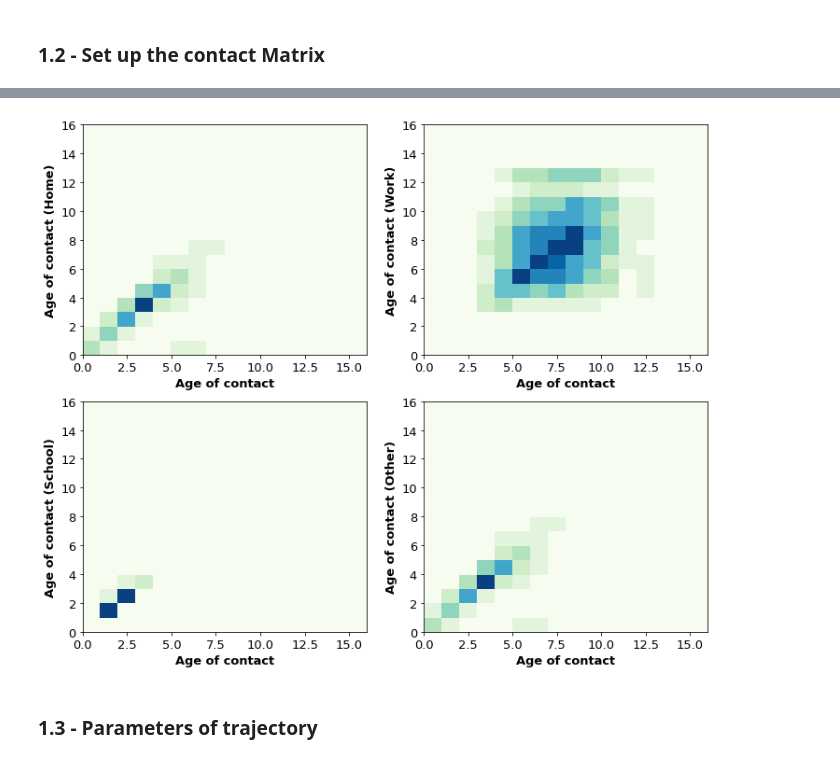
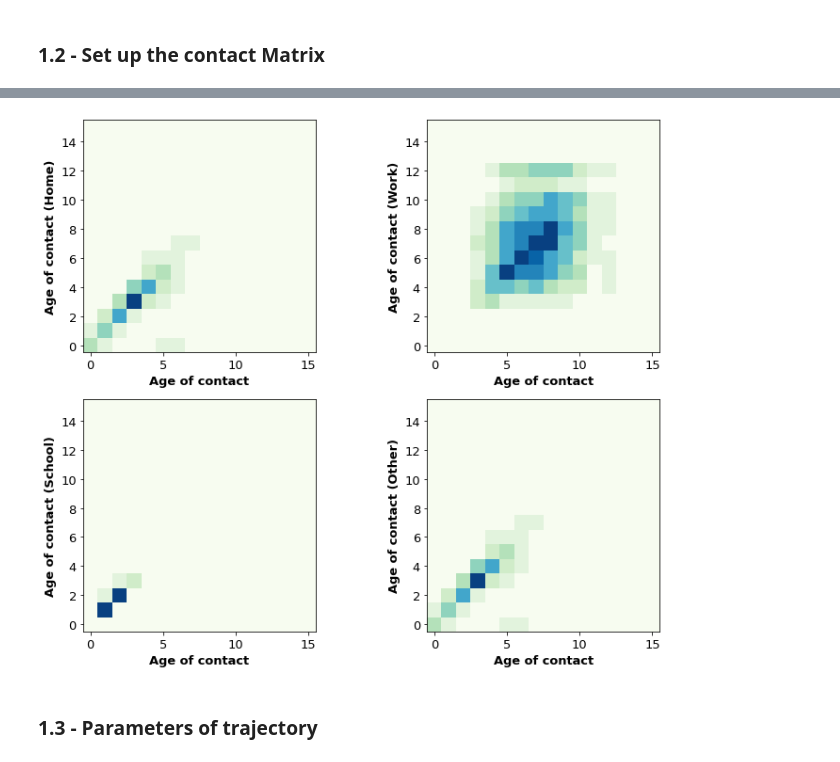
Before and after one commit to ifornax/Covid19, a Jupyter notebook: PySEIR_Province_NO-Working.ipynb, the cells around one changed output, grey strips where cells are left out. Cells and saved outputs as stored; diff of their text form; code cells hidden in the pictures.

```diff
--- a/PySEIR_Province_NO-Working.ipynb
+++ b/PySEIR_Province_NO-Working.ipynb
@@ -458,6 +462,6 @@ plt.xticks(np.arange(-4, 5, 2), ('4\%', '2\%', '0\%', '2\%', '4\%'));
 [figure]
 # %%
 
-M, Ni, N, DoingAge = AgeClass(AgeZA, False)
+M, Ni, N, DoingAge = AgeClass(AgeZA, True)
 # %% [output]
 #####
@@ -483,7 +486,7 @@ Total population is 59156682.0
 # %% [markdown]
 ### 1.2 - Set up the contact Matrix
 # %%
-ToDoContact = False
+ToDoContact = True
 #
 # ToDo a contactmatrix for SouthAfrica provinces
 #
@@ -541,22 +547,24 @@ else:
 # %%
 fig, aCF =  plt.subplots(2,2);
-aCF[0][0].pcolor(CH, cmap=plt.cm.get_cmap('GnBu', 10));
+aCF[0][0].imshow(CH, origin='lower',cmap=plt.cm.get_cmap('GnBu', 10));
 aCF[0][0].set_ylabel('Age of contact (Home)');
 aCF[0][0].set_xlabel('Age of contact');
 
-aCF[0][1].pcolor(CW, cmap=plt.cm.get_cmap('GnBu', 10));
+aCF[0][1].imshow(CW, origin='lower',cmap=plt.cm.get_cmap('GnBu', 10));
 aCF[0][1].set_ylabel('Age of contact (Work)');
 aCF[0][1].set_xlabel('Age of contact');
 
-aCF[1][0].pcolor(CS, cmap=plt.cm.get_cmap('GnBu', 10));
+aCF[1][0].imshow(CS, origin='lower',cmap=plt.cm.get_cmap('GnBu', 10));
 aCF[1][0].set_ylabel('Age of contact (School)');
 aCF[1][0].set_xlabel('Age of contact');
 
-aCF[1][1].pcolor(CO, cmap=plt.cm.get_cmap('GnBu', 10));
+aCF[1][1].imshow(CO, origin='lower',cmap=plt.cm.get_cmap('GnBu', 10));
 aCF[1][1].set_ylabel('Age of contact (Other)');
 aCF[1][1].set_xlabel('Age of contact');
+
+fig.savefig("ZA_contact_matrix.png")
 # %% [output]
-[figure, old version]
+[figure, new version]
 # %% [markdown]
 ### 1.3 - Parameters of trajectory
 # %%
```
Also changed, not shown: parts of 9 cells of this notebook, 1 other file.
